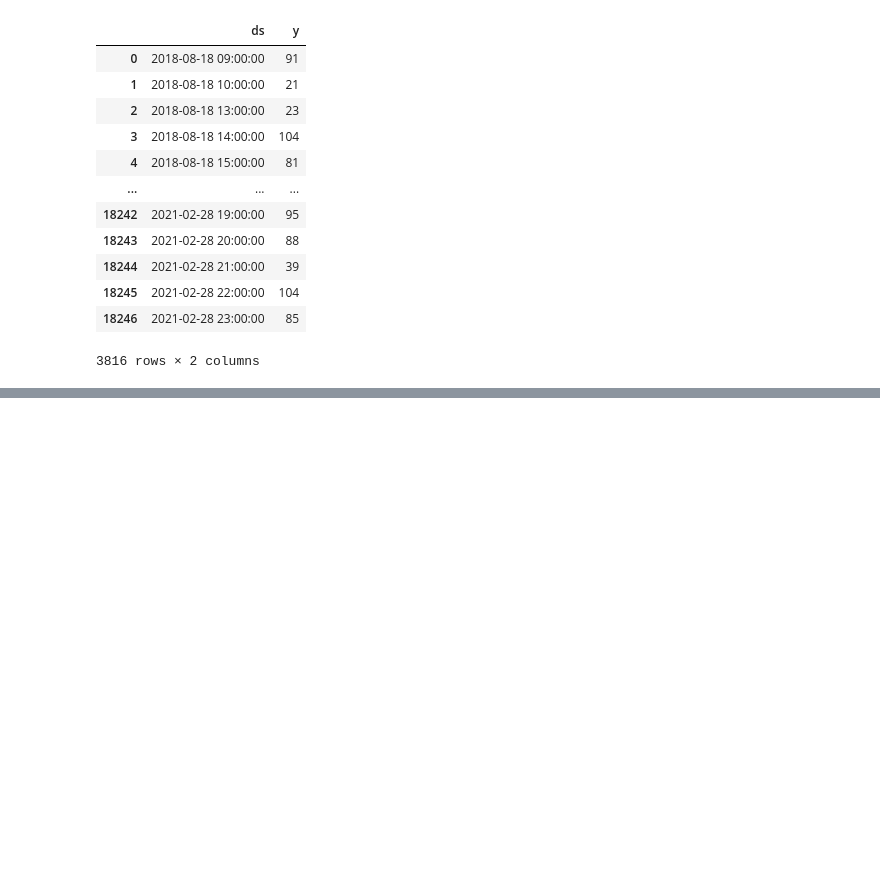
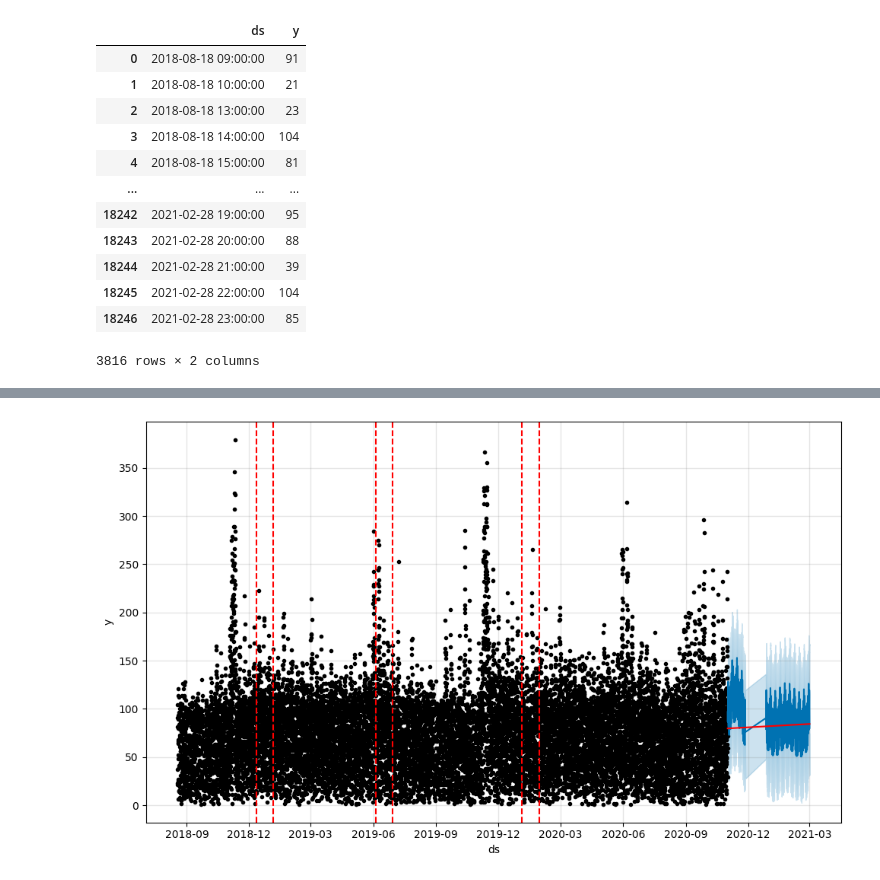
Before and after one commit to alliwene/time-series-prophet, a Jupyter notebook: jobathon.ipynb, the cells around one changed output, grey strips where cells are left out. Drawn from its saved outputs; the diff is of its cells as text; code cells hidden in the pictures; blank space fills up the shorter version.

```diff
--- a/jobathon.ipynb
+++ b/jobathon.ipynb
@@ -160,0 +189,6 @@ plot_plotly(model, forecast)
+# %%
+# Changepoints
+fig = model.plot(forecast)
+a = add_changepoints_to_plot(fig.gca(), model, forecast)
+# %% [output]
+[figure, added]
```
Also changed, not shown: parts of 23 cells of this notebook, 2 other files.
